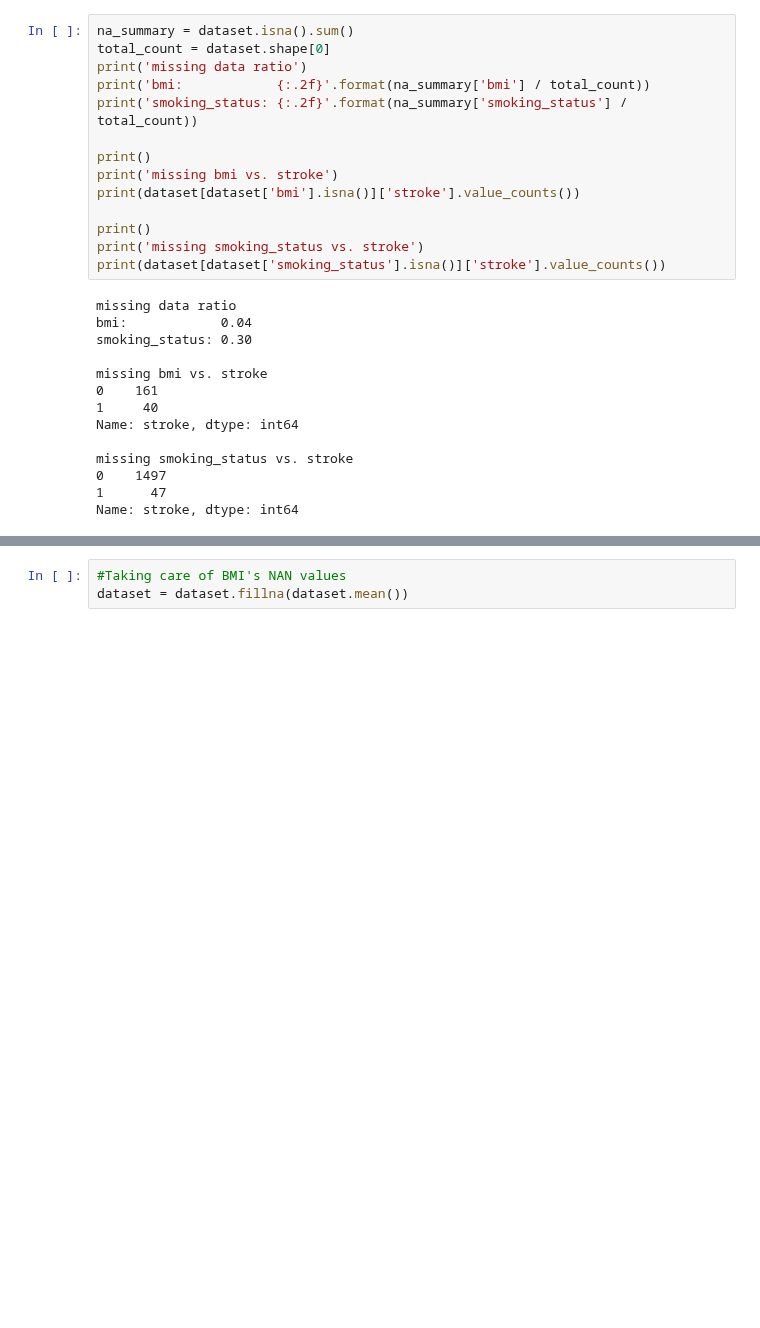
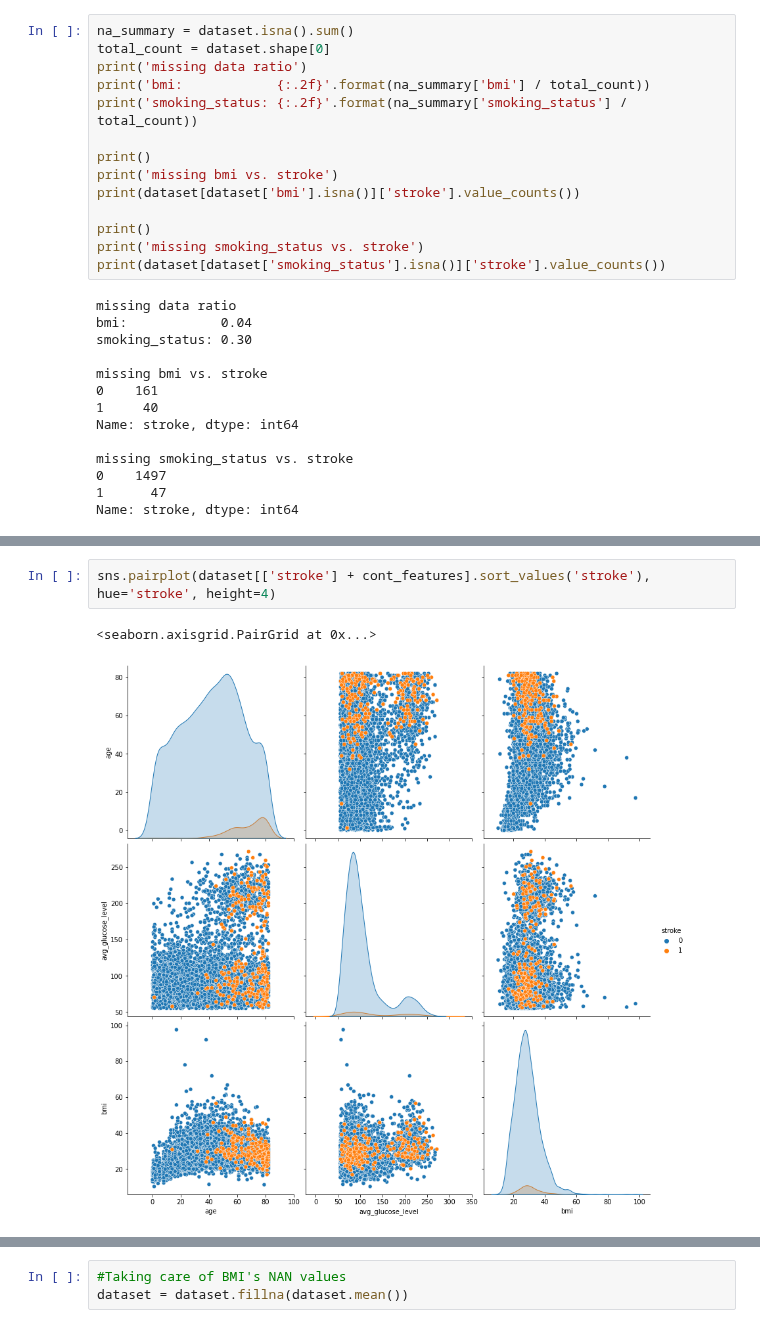
Before and after one commit to xanasa14/MLImplementations, a Jupyter notebook: StrokePredicition.ipynb, the cells around one changed output, grey strips where cells are left out. Cells and saved outputs as stored; diff of their text form; blank space fills up the shorter version.

```diff
--- a/StrokePredicition.ipynb
+++ b/StrokePredicition.ipynb
@@ -122,0 +135,5 @@ Name: stroke, dtype: int64
+# %%
+sns.pairplot(dataset[['stroke'] + cont_features].sort_values('stroke'), hue='stroke', height=4)
+# %% [output]
+<seaborn.axisgrid.PairGrid at 0x...>
+[figure, added]
```
Also changed, not shown: parts of 11 cells of this notebook.
